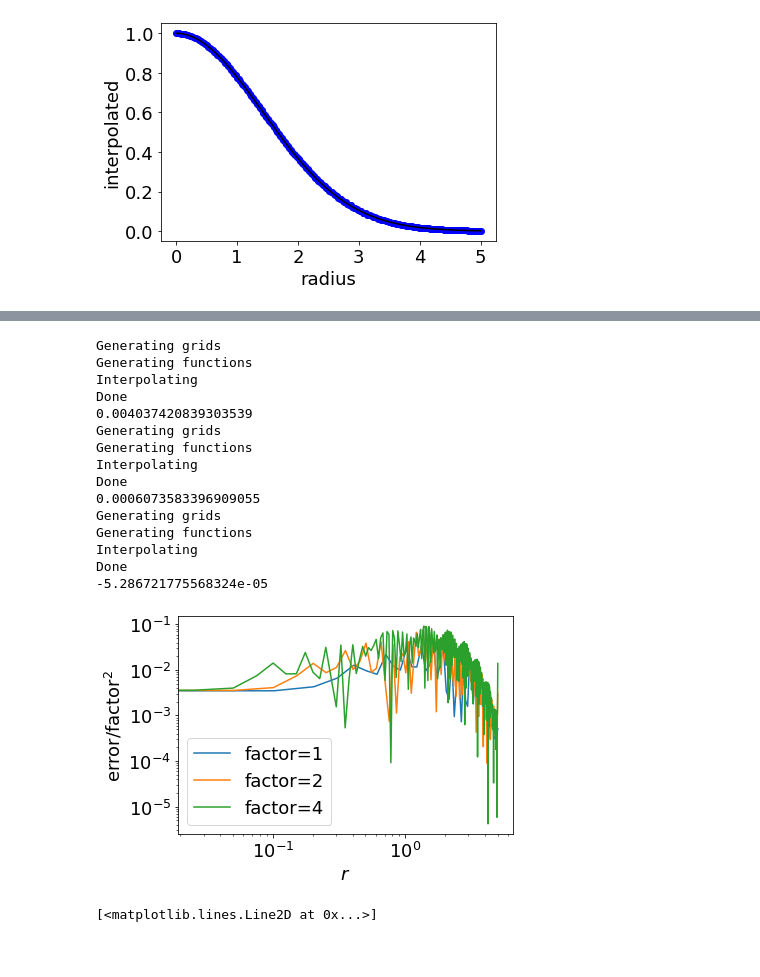
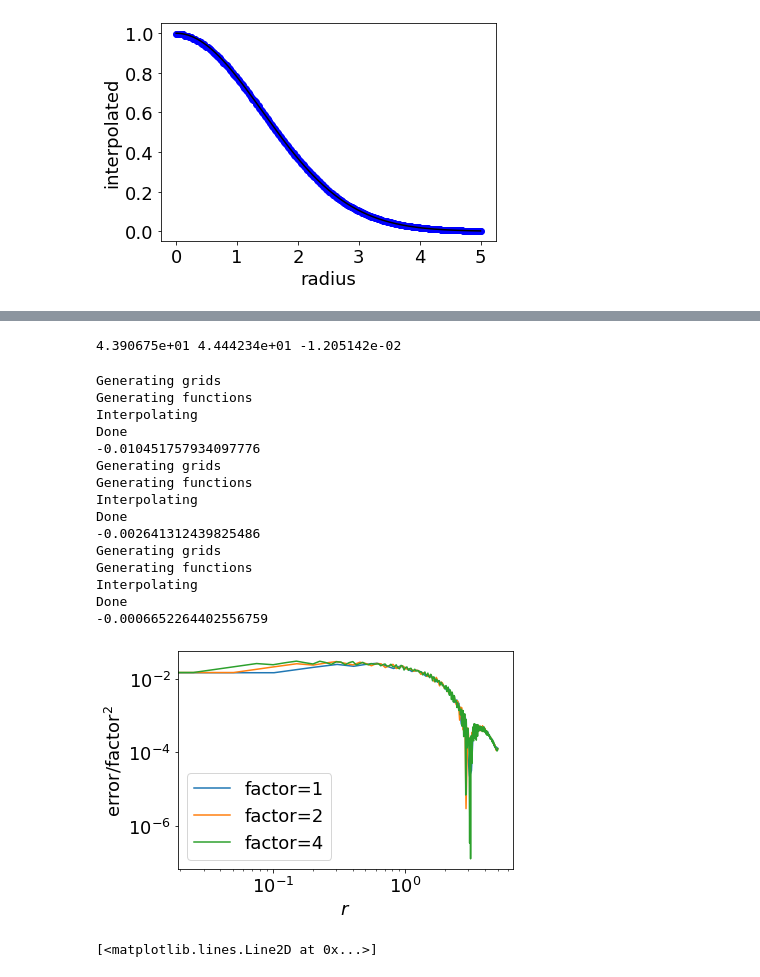
Before and after one commit to lanl/phoebus, a Jupyter notebook: scripts/jupyter/remapping-toy.ipynb, the cells around one changed output, grey strips where cells are left out. Drawn from its saved outputs; the diff is of its cells as text; code cells hidden in the pictures.

```diff
--- a/scripts/jupyter/remapping-toy.ipynb
+++ b/scripts/jupyter/remapping-toy.ipynb
@@ -355,10 +387,3 @@ class SphericalAverage:
         else:
             raise ValueError("Unknown average type")
         print("Done")
-# %%
-savg = SphericalAverage(5, 200, [64, 16, 16], [2, 2, 2],
-                        [[0,0,0],[0,1,0],[0,0,1],[0,1,1]],
-                        avg_type='mass',
-                        cell_fac = 5,
-                        eps = 1,
-                        sigma=1)
@@ -394,12 +424,12 @@ plt.plot(savg.grid1d,savg.grid1d*savg.grid1d*savg.y_monopole,'k-')
 # %%
 delta_y = savg.y_avgd - savg.y_monopole
-err = np.minimum(np.abs(delta_y),np.abs(delta_y)/(savg.y_monopole + 1e-12))
+err = np.minimum(np.abs(delta_y),np.abs(delta_y)/(savg.y_monopole + 1e-20))
 print('%e' % err.max())
 plt.loglog(savg.grid1d, err,label='in density')
 
 delta_y = savg.grid1d*savg.grid1d*(savg.y_avgd - savg.y_monopole)
-err = np.minimum(np.abs(delta_y),np.abs(delta_y)/(savg.grid1d*savg.grid1d*savg.y_monopole + 1e-12))
-print('%e' % err.max())
+err = np.minimum(np.abs(delta_y),np.abs(delta_y)/(savg.grid1d*savg.grid1d*savg.y_monopole + 1e-20))
+plt.ylabel(r'error$/$factor$^2$')
 plt.loglog(savg.grid1d, err,label='in mass/shell')
 
 plt.xlabel('radius')
@@ -423,48 +448,74 @@ print("%e %e %e" % (mass_avgd, mass_orig, (mass_avgd - mass_orig)/mass_orig))
+# %%
+mass_avgd = integrate1d(savg.ycells_avgd, savg.centers1d)
+mass_orig = integrate3d(savg.y_blks, savg.Xf_blks, savg.Xc_blks, cartesian=do_cartesian)
+print("%e %e %e" % (mass_avgd, mass_orig, (mass_avgd - mass_orig)/mass_orig))
+# %% [output]
+4.390675e+01 4.444234e+01 -1.205142e-02
 # %%
-n1d_base = 50
-nblk_base = 16
+scale=True
+true_mass = True
+
+if do_cartesian:
+    n1d_base = 50
+    nblk_base = 32
+    refine = [[1,1,1],[1,1,2],[1,2,1],[2,1,1], [1,2,2],[2,1,2],[2,2,1],[2,2,2]]
+else:
+    n1d_base = 50
+    nblk_base = 16
+    refine = [[0,0,0],[0,1,0],[0,0,1],[0,1,1]]
 max_errs = []
 mass_errs = []
 resfacs = [1,2,4]
 for resfac in resfacs:
     savg = SphericalAverage(5, n1d_base*resfac,
                             [nblk_base*resfac,nblk_base*resfac,nblk_base*resfac],
-                            [2, 2, 2], sigma = 1)
-                            #[[0,0,0],[0,1,0],[0,0,1],[0,1,1]])
+                            [2, 2, 2],
+                            refine,
+                            cartesian = do_cartesian,
+                            sigma = 1)
     delta_y = savg.y_avgd - savg.y_monopole
     err = np.minimum(np.abs(delta_y),np.abs(delta_y)/(savg.y_monopole + 1e-12))
     max_errs.append(err.max())
-    mass_avgd = integrate.trapz(4*np.pi*savg.grid1d**2*savg.y_avgd,x=savg.grid1d)
-    mass_orig = integrate.trapz(4*np.pi*savg.grid1d**2*savg.y_monopole,x=savg.grid1d)
+    if true_mass:
+        mass_avgd = integrate.trapz(4*np.pi*savg.grid1d**2*savg.y_avgd,x=savg.grid1d)
+        mass_orig = integrate.trapz(4*np.pi*savg.grid1d**2*savg.y_monopole,x=savg.grid1d)
+    else:
+        mass_avgd = integrate1d(savg.ycells_avgd, savg.centers1d)
+        mass_orig = integrate3d(savg.y_blks, savg.Xf_blks, savg.Xc_blks, cartesian=do_cartesian)
     mass_errs.append((mass_avgd - mass_orig)/mass_orig)
     print(mass_errs[-1])
-    plt.loglog(savg.grid1d, (resfac**2)*err,label=f'factor={resfac}')
-    #plt.plot(savg.grid1d, err,label=f'factor={resfac}')
+    if scale:
+        plt.loglog(savg.grid1d, (resfac**2)*err,label=f'factor={resfac}')
+    else:
+        plt.loglog(savg.grid1d, err,label=f'factor={resfac}')
 plt.legend()
 plt.xlabel(r'$r$')
-plt.ylabel(r'error$/$factor$^2$')
+if scale:
+    plt.ylabel(r'error$/$factor$^2$')
+else:
+    plt.ylabel('error')
 #plt.ylim(1e-6,1e-1)
 
 plt.savefig('interpolation_error_gaussian_spherical_3d_multiblock.png',
             bbox_inches='tight',
             dpi=300)
 # %% [output]
 Generating grids
 Generating functions
 Interpolating
 Done
-0.004037420839303539
+-0.010451757934097776
 Generating grids
 Generating functions
 Interpolating
 Done
-0.0006073583396909055
+-0.002641312439825486
 Generating grids
 Generating functions
 Interpolating
 Done
--5.286721775568324e-05
+-0.0006652264402556759
-[figure, old version]
+[figure, new version]
 # %%
 plt.semilogy(savg.grid1d,savg.y_avgd,'bo')
 plt.plot(savg.grid1d,savg.y_monopole,'k-')
```
Also changed, not shown: parts of 12 cells of this notebook.
